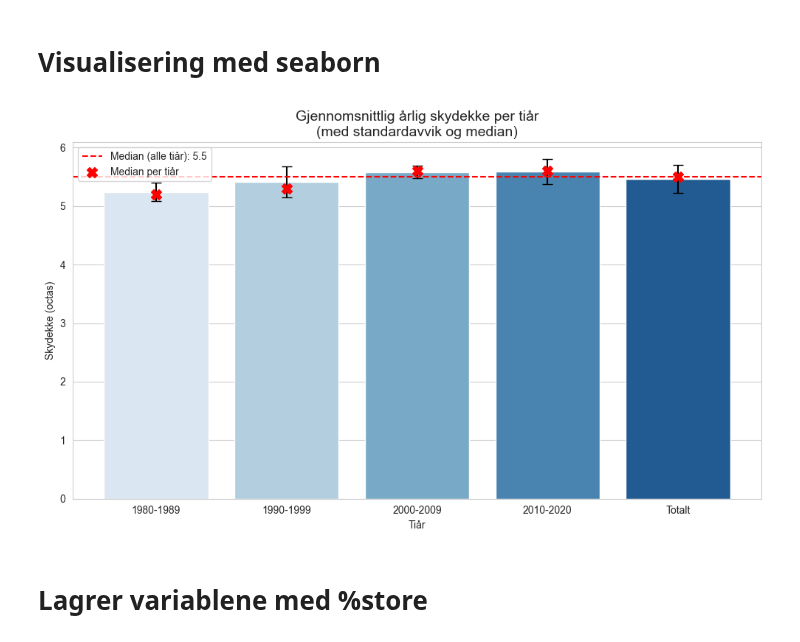
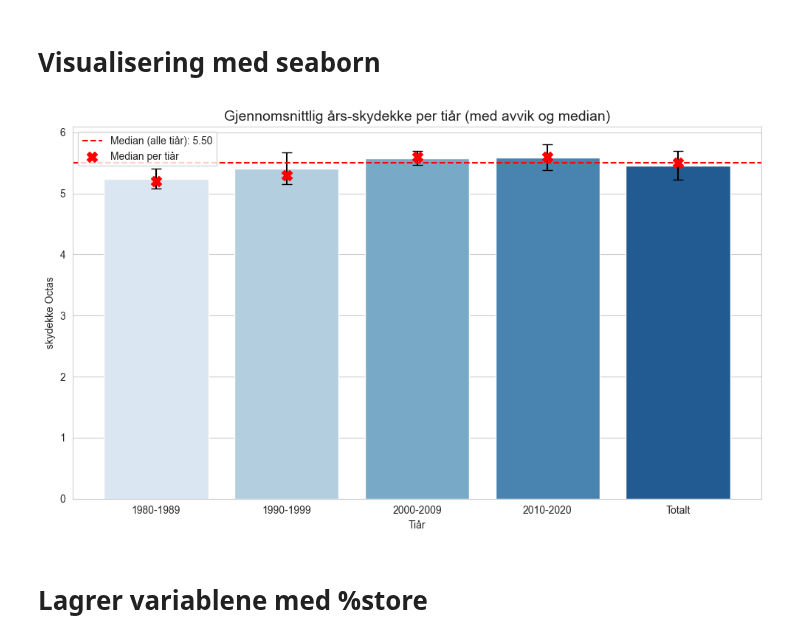
Before and after one commit to hannahnygard/TDT4114-milj.dataanalyse, a Jupyter notebook: proj_environment-main/notebooks/skydekke.ipynb, the cells around one changed output. Drawn from its saved outputs; the diff is of its cells as text; code cells hidden in the pictures.

```diff
--- a/proj_environment-main/notebooks/skydekke.ipynb
+++ b/proj_environment-main/notebooks/skydekke.ipynb
@@ -169,46 +145,16 @@ plt.show()
 # %% [markdown]
 # Visualisering med seaborn
-# %%
-#Definerer dataen
-intervall = gjennomsnitt_skydekke.keys()
-gjennomsnitt = gjennomsnitt_skydekke.values()
-median = median_skydekke.values()
-stdavvik = standardavvik_skydekke.values()
-
-# Lager en DataFrame
-df_statistikk = pd.DataFrame({
-    'Tiår': intervall,
-    'Gjennomsnitt': gjennomsnitt,
-    'Median': median,
-    'Standardavvik': stdavvik
-})
-# Sett stil
-sns.set_style("whitegrid")
-
-# Plot
-plt.figure(figsize=(10, 6))
-ax = sns.barplot(data=df_statistikk, x='Tiår', y='Gjennomsnitt', hue='Tiår', palette='Blues')
-
-# Legg til feilstolper manuelt med plt.errorbar()
-for i, row in df_statistikk.iterrows():
-    ax.errorbar(x=i, y=row['Gjennomsnitt'], yerr=row['Standardavvik'], fmt='none', c='black', capsize=5)
-
-# Legg til horisontal linje for medianen av hele perioden
-median_all_years = df_statistikk['Median'].median()  # Beregn medianen for hele datasettet
-plt.axhline(median_all_years, color='red', linestyle='--', label=f"Median (alle tiår): {median_all_years}")
-
-# Legg til medianen for hvert tiår som kryss
-ax.scatter(df_statistikk.index, df_statistikk['Median'], color='red', zorder=5, label="Median per tiår", s=100, marker='X')
-
-# Legger til etiketter og tittel
-plt.xlabel('Tiår')
-plt.ylabel('Skydekke (octas)')
-plt.title("Gjennomsnittlig årlig skydekke per tiår\n(med standardavvik og median)", fontsize=14)
-plt.legend()
-plt.tight_layout()
-plt.show()
-# %% [output]
-[figure, removed]
+# %%
+#visualiserer statistiske mål pr. tiår i et søylediagram
+visualiser_statistikk_per_tiår(
+    gjennomsnitt=gjennomsnitt_skydekke,
+    median=median_skydekke,
+    standardavvik=standardavvik_skydekke,
+    tittel="Gjennomsnittlig års-skydekke per tiår (med avvik og median)",
+    ylabel="skydekke Octas"
+)
+# %% [output]
+[figure, added]
 # %% [markdown]
 # Lagrer variablene med %store
 # %%
```
Also changed, not shown: parts of 11 cells of this notebook.
